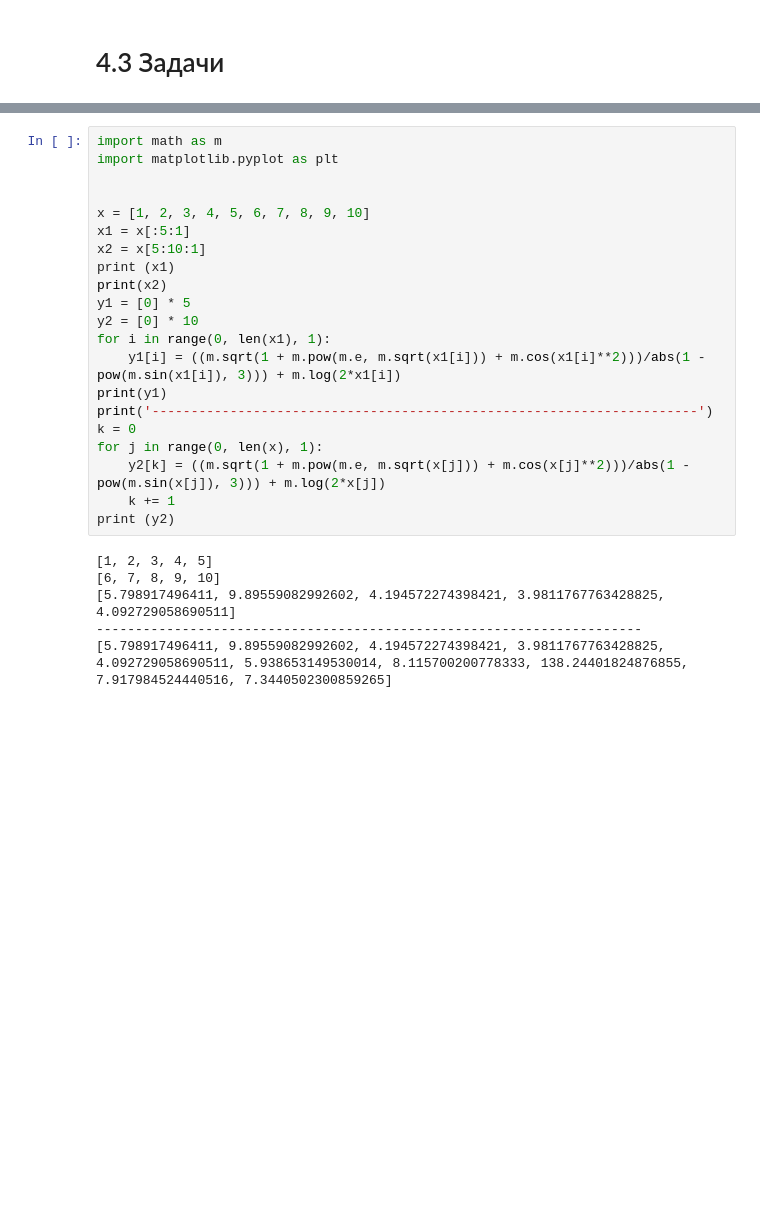
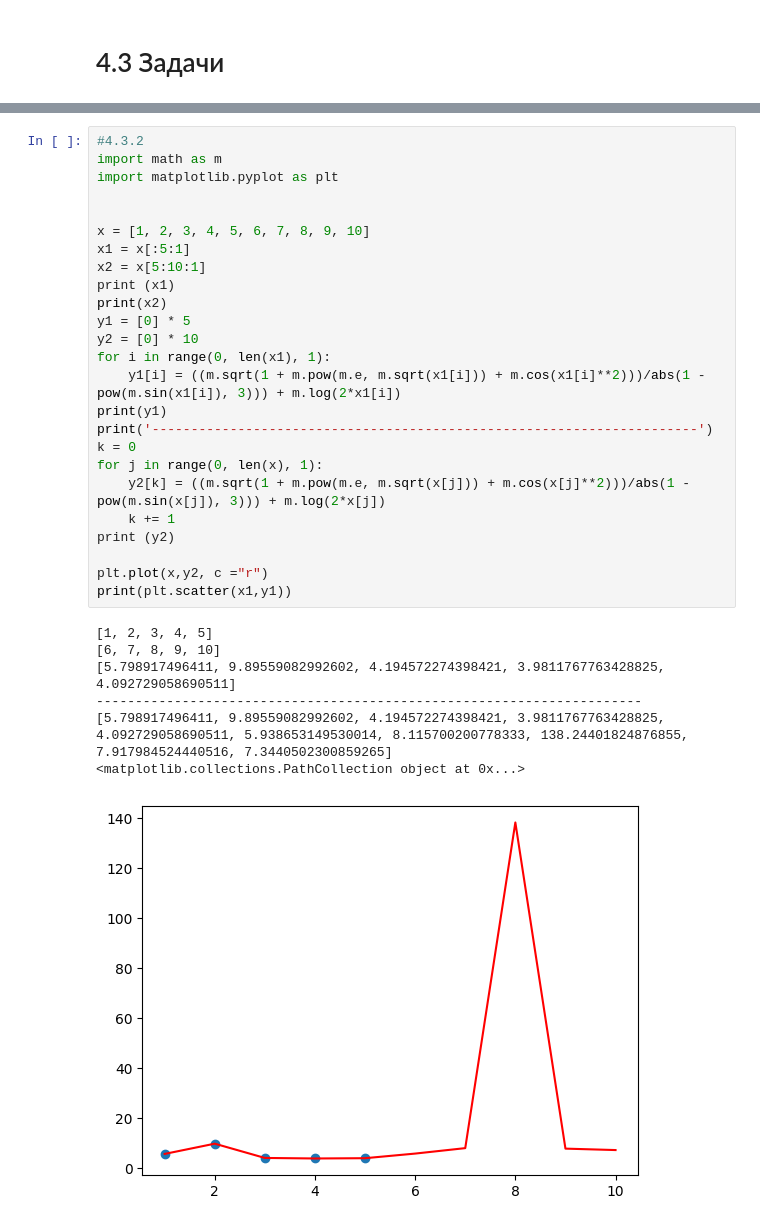
Before and after one commit to Sukusin/python, a Jupyter notebook: AI/Sokolov_Workbook1.ipynb, the cells around one changed output, grey strips where cells are left out. Cells and saved outputs as stored; diff of their text form; blank space fills up the shorter version.

```diff
--- a/AI/Sokolov_Workbook1.ipynb
+++ b/AI/Sokolov_Workbook1.ipynb
@@ -110,27 +123,33 @@ print(statistics.median(x))
 # %%
+#4.3.2
 import math as m
 import matplotlib.pyplot as plt
 
 
 x = [1, 2, 3, 4, 5, 6, 7, 8, 9, 10]
 x1 = x[:5:1]
 x2 = x[5:10:1]
 print (x1)
 print(x2)
 y1 = [0] * 5
 y2 = [0] * 10
 for i in range(0, len(x1), 1):
     y1[i] = ((m.sqrt(1 + m.pow(m.e, m.sqrt(x1[i])) + m.cos(x1[i]**2)))/abs(1 - pow(m.sin(x1[i]), 3))) + m.log(2*x1[i])
 print(y1)
 print('----------------------------------------------------------------------')
 k = 0
 for j in range(0, len(x), 1):
     y2[k] = ((m.sqrt(1 + m.pow(m.e, m.sqrt(x[j])) + m.cos(x[j]**2)))/abs(1 - pow(m.sin(x[j]), 3))) + m.log(2*x[j])
     k += 1
 print (y2)
+
+plt.plot(x,y2, c ="r")
+print(plt.scatter(x1,y1))
 # %% [output]
 [1, 2, 3, 4, 5]
 [6, 7, 8, 9, 10]
 [5.798917496411, 9.89559082992602, 4.194572274398421, 3.9811767763428825, 4.092729058690511]
 ----------------------------------------------------------------------
 [5.798917496411, 9.89559082992602, 4.194572274398421, 3.9811767763428825, 4.092729058690511, 5.938653149530014, 8.115700200778333, 138.24401824876855, 7.917984524440516, 7.3440502300859265]
+<matplotlib.collections.PathCollection object at 0x...>
+[figure, added]
```
Also changed, not shown: parts of 11 cells of this notebook, 2 other files.
